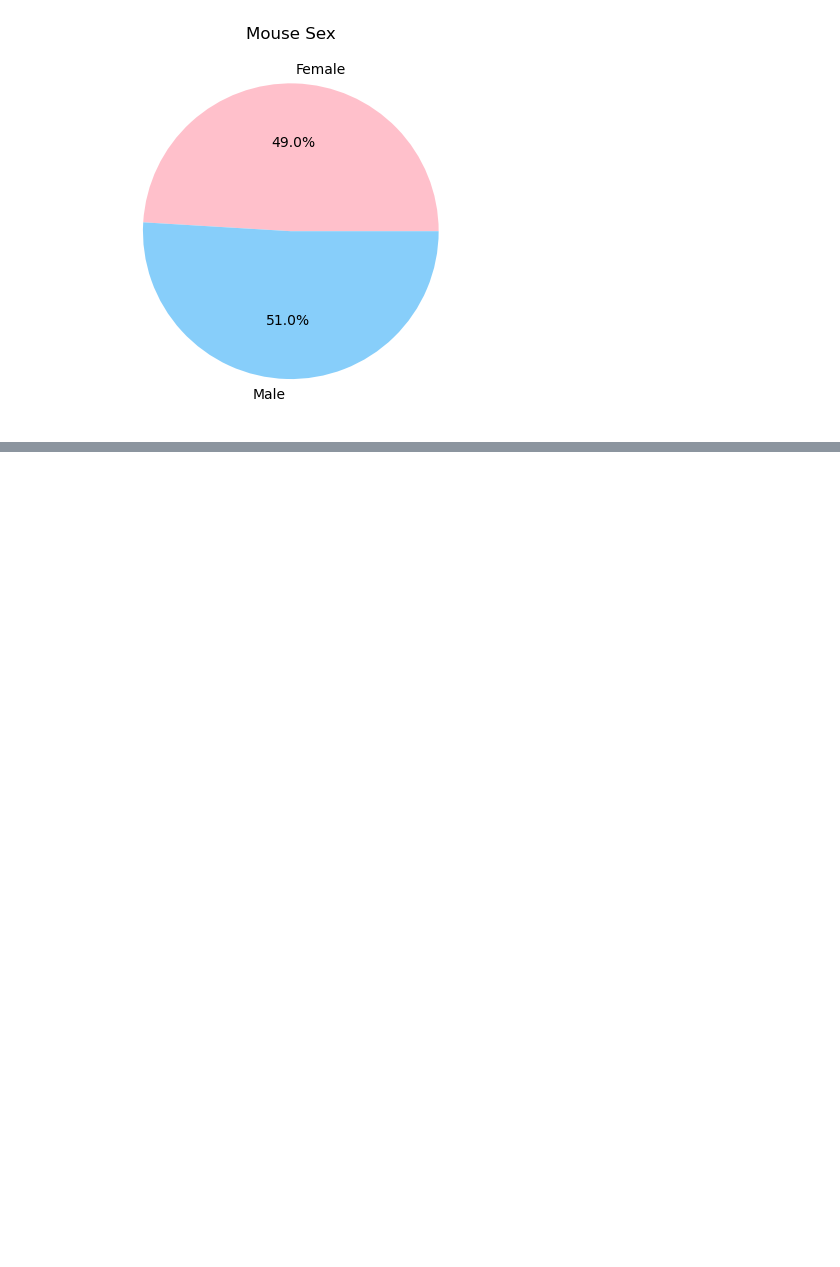
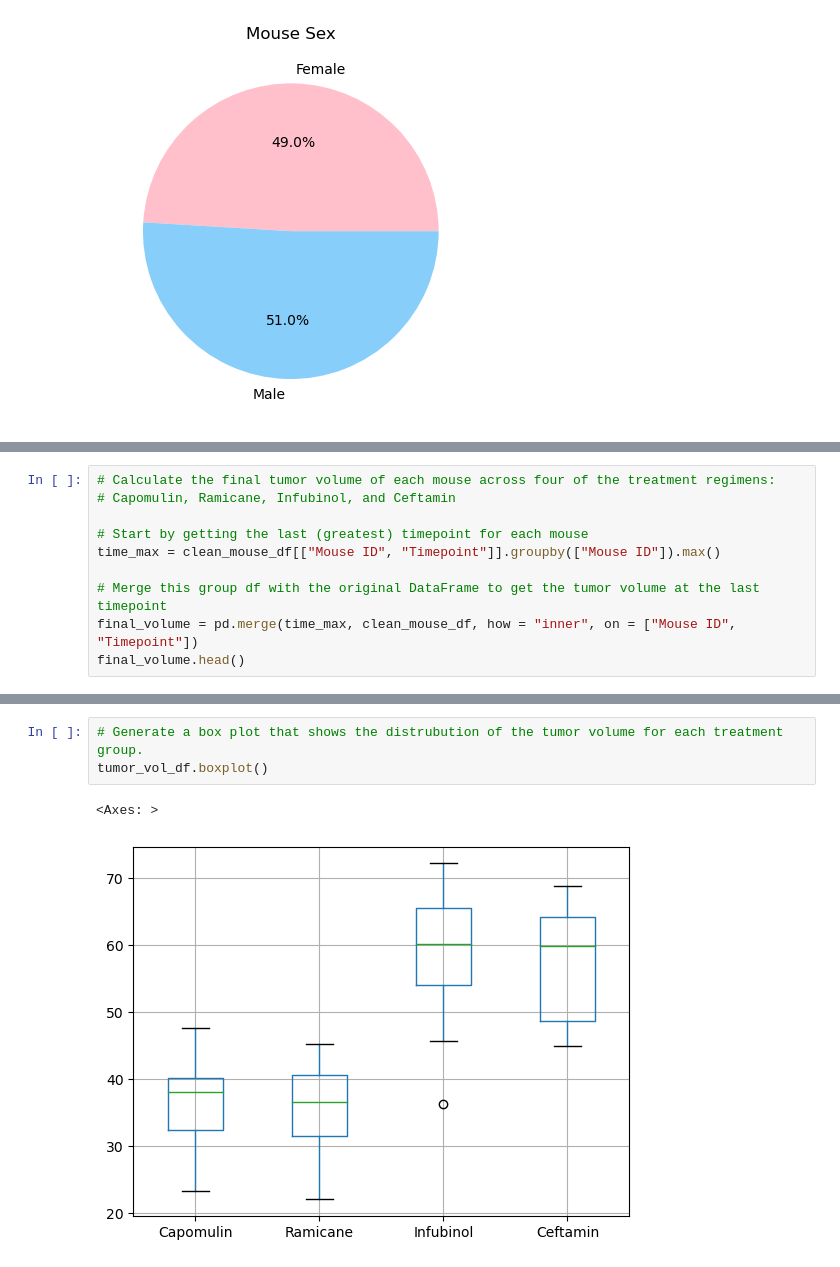
Before and after one commit to downleft/pymaceuticals-challenge, a Jupyter notebook: Pymaceuticals_Analysis.ipynb, the cells around one changed output, grey strips where cells are left out. Saved outputs shown, nothing was run; the diff lists cells and outputs as text; blank space fills up the shorter version.

```diff
--- a/Pymaceuticals_Analysis.ipynb
+++ b/Pymaceuticals_Analysis.ipynb
@@ -166,0 +169,10 @@ gender_pie = plt.pie(count_fm, labels = count_fm.index, autopct="%1.1f%%", color
+# %%
+# Calculate the final tumor volume of each mouse across four of the treatment regimens:
+# Capomulin, Ramicane, Infubinol, and Ceftamin
+
+# Start by getting the last (greatest) timepoint for each mouse
+time_max = clean_mouse_df[["Mouse ID", "Timepoint"]].groupby(["Mouse ID"]).max()
+
+# Merge this group df with the original DataFrame to get the tumor volume at the last timepoint
+final_volume = pd.merge(time_max, clean_mouse_df, how = "inner", on = ["Mouse ID", "Timepoint"])
+final_volume.head()
@@ -166,0 +240,6 @@ gender_pie = plt.pie(count_fm, labels = count_fm.index, autopct="%1.1f%%", color
+# %%
+# Generate a box plot that shows the distrubution of the tumor volume for each treatment group.
+tumor_vol_df.boxplot()
+# %% [output]
+<Axes: >
+[figure, added]
```
Also changed, not shown: parts of 5 cells of this notebook.
